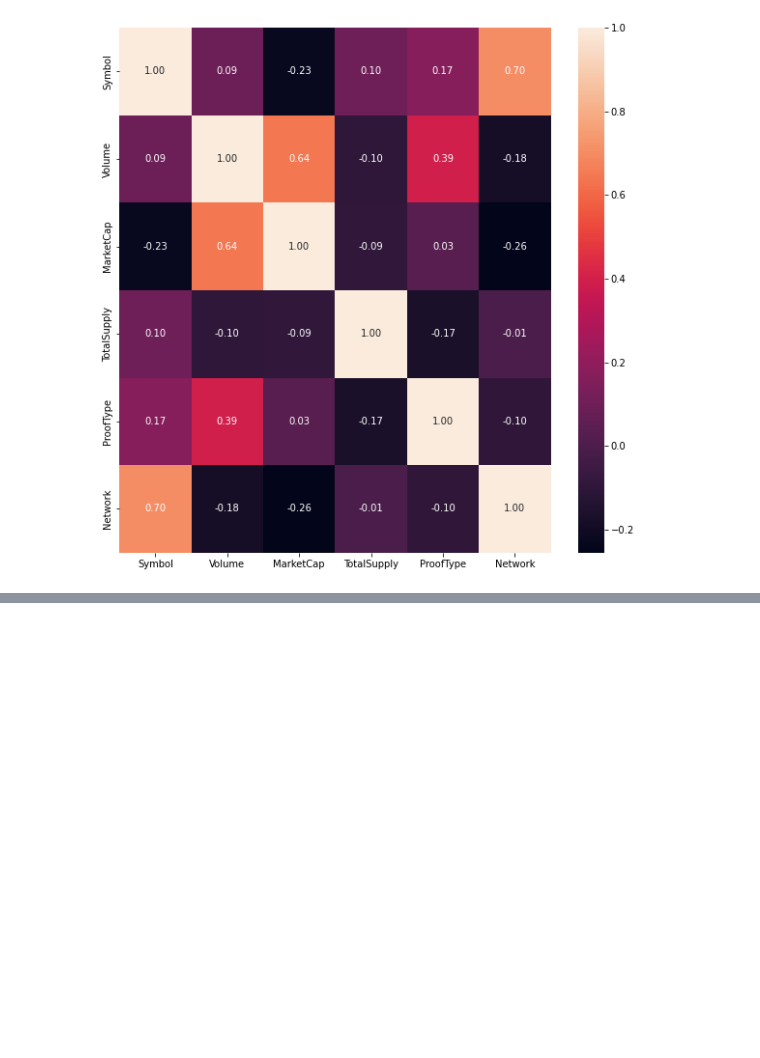
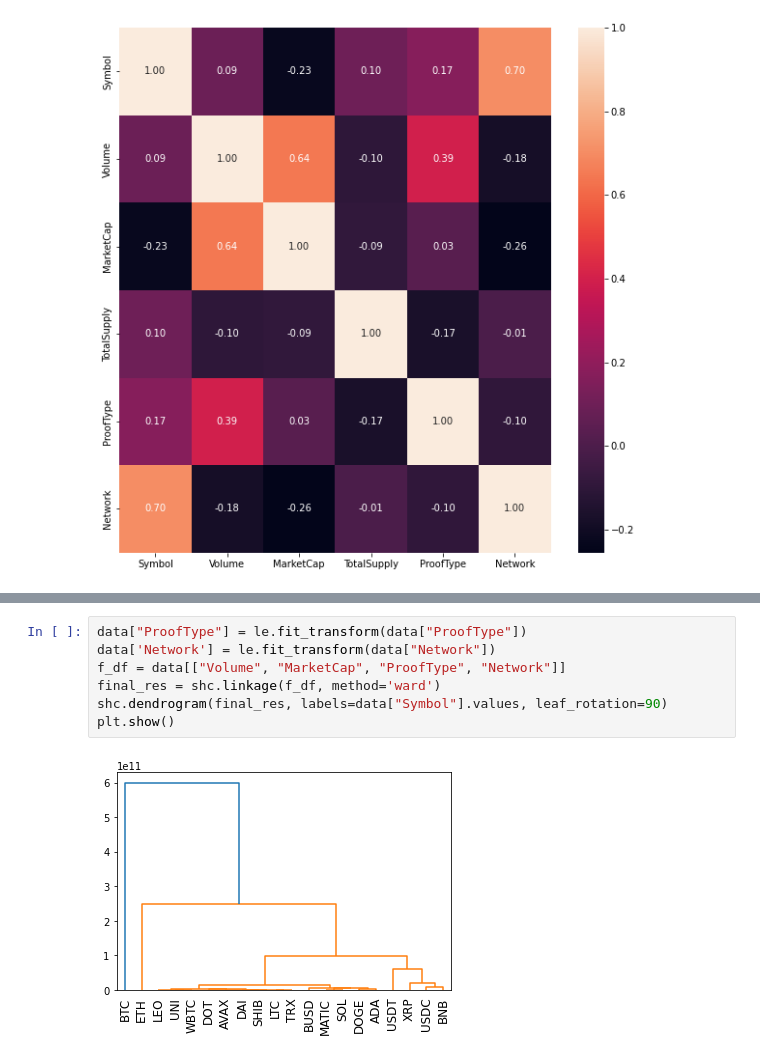
Before and after one commit to arian-rad/Quera-DataScience_bootcamp_Project1-Phase2, a Jupyter notebook: question2.ipynb, the cells around one changed output, grey strips where cells are left out. Cells and saved outputs as stored; diff of their text form; blank space fills up the shorter version.

```diff
--- a/question2.ipynb
+++ b/question2.ipynb
@@ -156,0 +171,9 @@ corr_matrix
+# %%
+data["ProofType"] = le.fit_transform(data["ProofType"])
+data['Network'] = le.fit_transform(data["Network"])
+f_df = data[["Volume", "MarketCap", "ProofType", "Network"]]
+final_res = shc.linkage(f_df, method='ward')
+shc.dendrogram(final_res, labels=data["Symbol"].values, leaf_rotation=90)
+plt.show()
+# %% [output]
+[figure, added]
```
Also changed, not shown: parts of 6 cells of this notebook.
